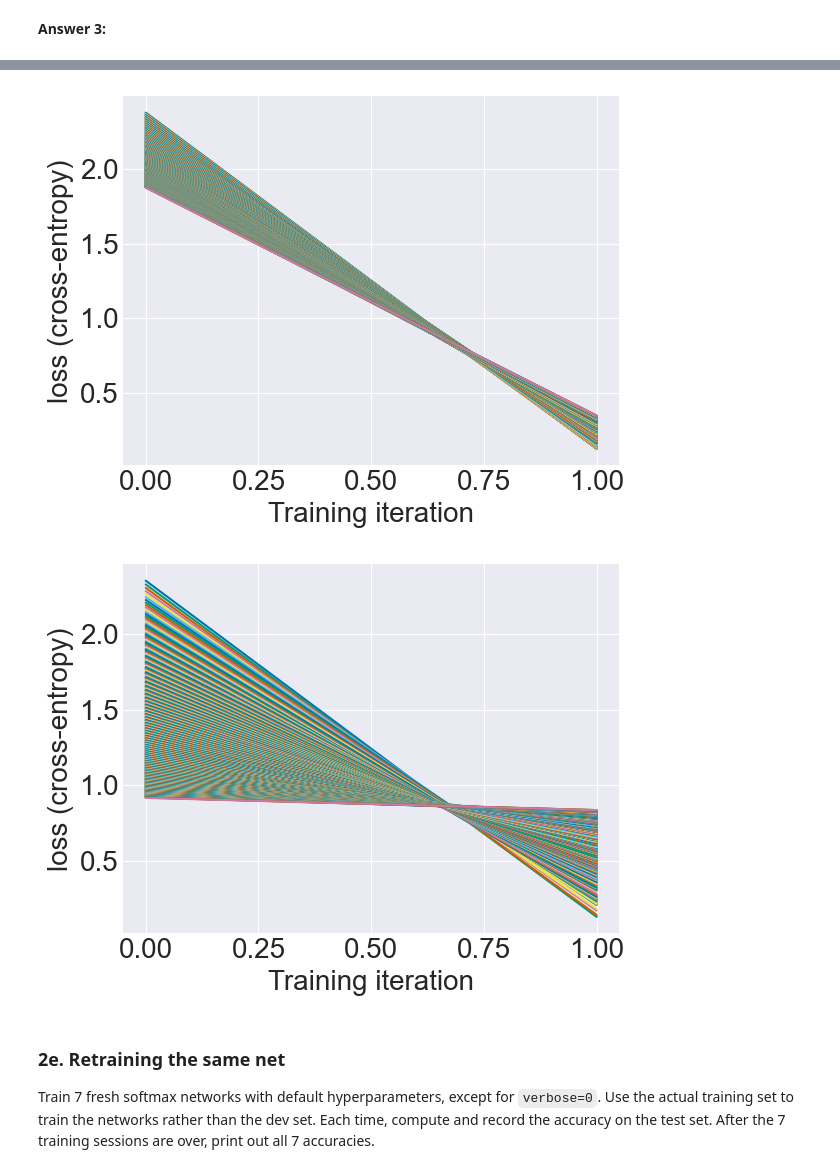
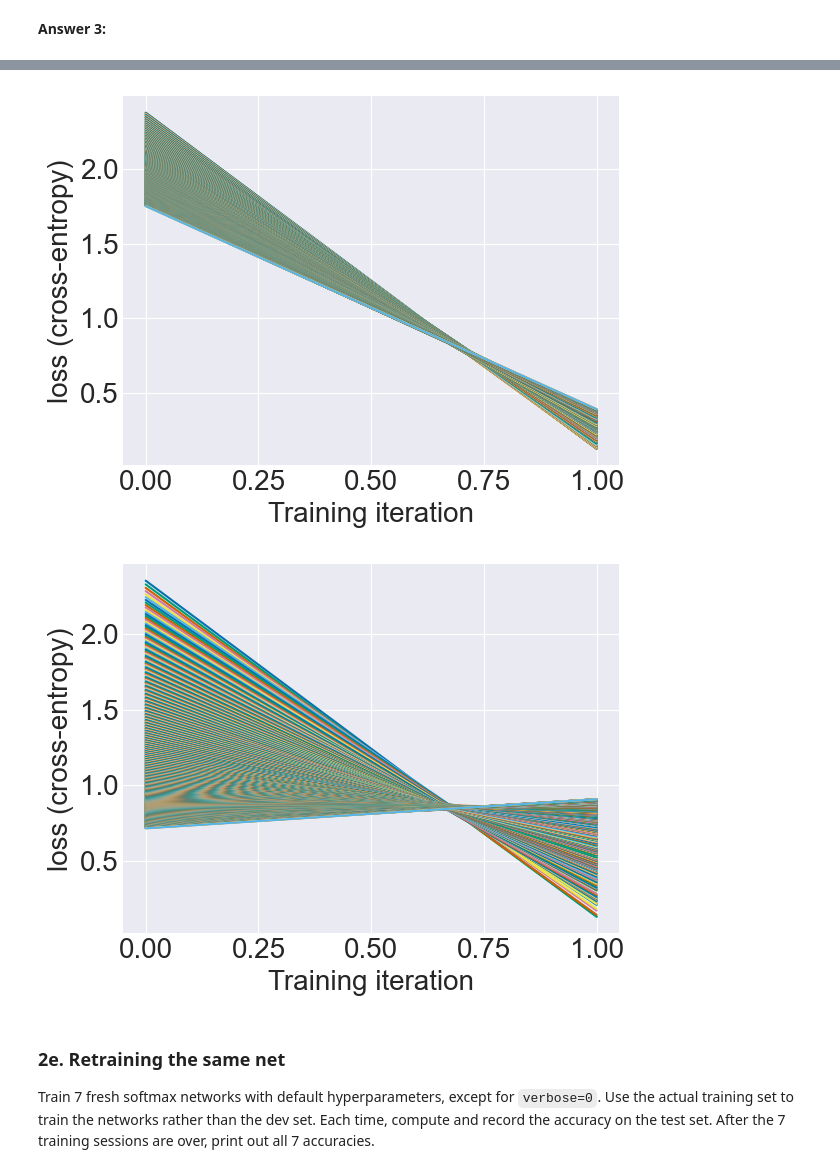
Before and after one commit to sampolz/Neural-Networks, a Jupyter notebook: Project 2/softmax_layer.ipynb, the cells around one changed output, grey strips where cells are left out. Cells and saved outputs as stored; diff of their text form; code cells hidden in the pictures.

```diff
--- a/Project 2/softmax_layer.ipynb
+++ b/Project 2/softmax_layer.ipynb
@@ -265,16 +269,17 @@ YOUR ANSWER HERE
 # %%
 # YOUR CODE HERE
 softmaxNet = SoftmaxLayer(10)
-loss_history_bat1000 = softmaxNet.fit(x_dev, y_dev,
-                              n_epochs=400,
-                              mini_batch_sz=1000,
+loss_history_bat500 = softmaxNet.fit(x_dev, y_dev,
+                              n_epochs=600,
+                              mini_batch_sz=500,
                               r_seed=0)
 
+softmaxNet = SoftmaxLayer(10)
 loss_history_bat25 = softmaxNet.fit(x_dev, y_dev,
-                              n_epochs=400,
+                              n_epochs=600,
                               mini_batch_sz=25,
                               r_seed=0)
 
-plot_cross_entropy_loss(loss_history_bat1000)
+plot_cross_entropy_loss(loss_history_bat500)
 plot_cross_entropy_loss(loss_history_bat25)
 # %% [output]
@@ -289,5 +298,5 @@ Epoch 300/400 - loss: 1.0617 - acc: 0.7720
-[figure, old version]
+[figure, new version]
-[figure, old version]
+[figure, new version]
 # %% [markdown]
 ### 2e. Retraining the same net
 
```
Also changed, not shown: parts of 8 cells of this notebook.
